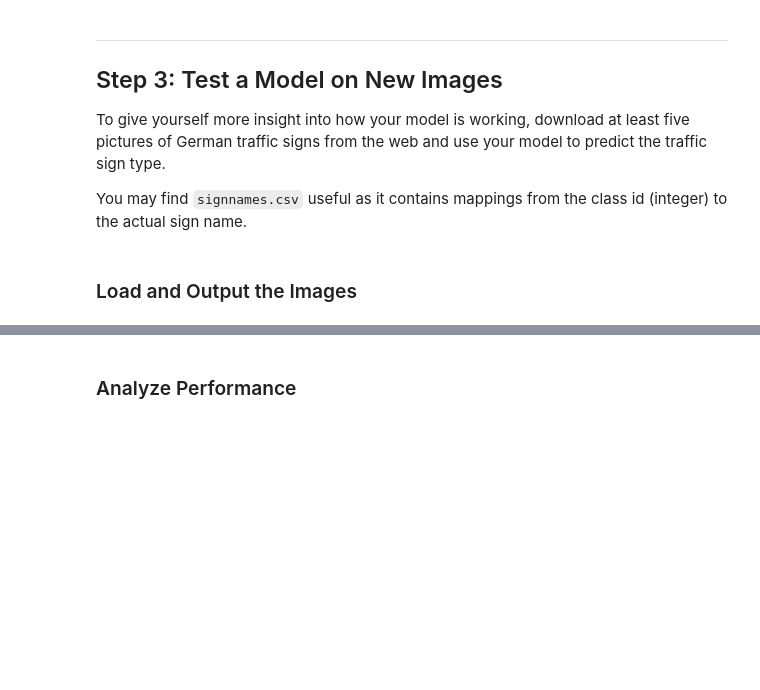
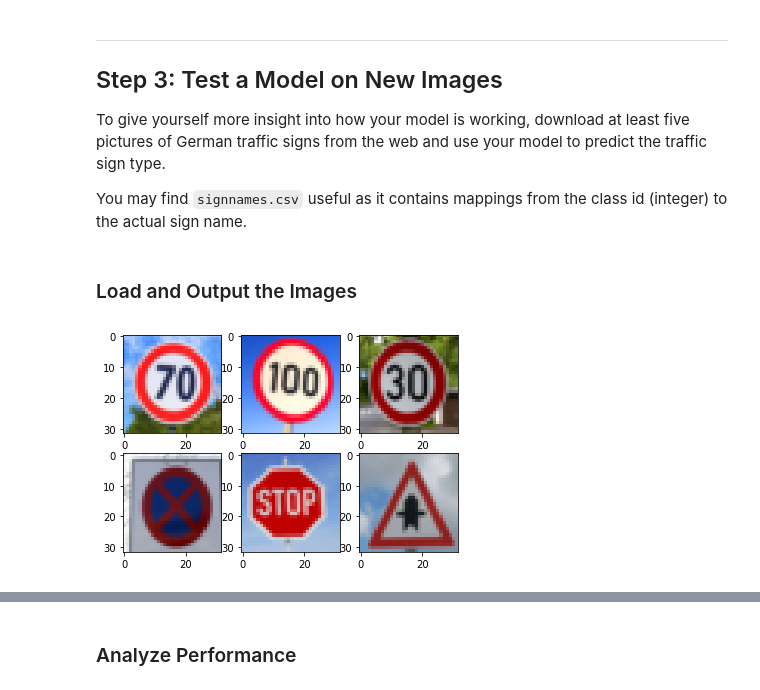
Before and after one commit to shiba24/udacity-sdnd, a Jupyter notebook: CarND-Traffic-Sign-Classifier-Project-master/Traffic_Sign_Classifier.ipynb, the cells around one changed output, grey strips where cells are left out. Saved outputs shown, nothing was run; the diff lists cells and outputs as text; code cells hidden in the pictures; blank space fills up the shorter version.

```diff
--- a/CarND-Traffic-Sign-Classifier-Project-master/Traffic_Sign_Classifier.ipynb
+++ b/CarND-Traffic-Sign-Classifier-Project-master/Traffic_Sign_Classifier.ipynb
@@ -161,10 +161,6 @@ plt.imshow(X_train_st[10000])
 ### Feel free to use as many code cells as needed.
 import tensorflow as tf
 from tensorflow.contrib.layers import flatten
-
-x = tf.placeholder(tf.float32, (None, 32, 32, 3))
-y = tf.placeholder(tf.int32, (None))
-one_hot_y = tf.one_hot(y, n_classes)
 
 def LeNet(x):
     mu = 0
@@ -195,7 +191,7 @@ def LeNet(x):
     fc1_W = tf.Variable(tf.truncated_normal(shape=(576, 256), mean = mu, stddev = sigma))
     fc1_b = tf.Variable(tf.zeros(256))
     fc1   = tf.matmul(fc0, fc1_W) + fc1_b
-    fc1    = tf.nn.relu(fc1)
+    fc1    = tf.nn.dropout(tf.nn.relu(fc1), keep_prob)
 
     # Layer 4: Fully Connected
     fc2_W  = tf.Variable(tf.truncated_normal(shape=(256, 128), mean = mu, stddev = sigma))
@@ -269,10 +266,16 @@ plt.imshow(standardize(J[0]))
 ### Feel free to use as many code cells as needed.
 from sklearn.utils import shuffle
 
-EPOCHS = 20
+EPOCHS = 25
 BATCH_SIZE = 64
-SCALE = 0.2
-rate = 0.0005
+SCALE = 0.15
+rate = 0.0004
+KEEP_PROB = 0.5
+
+x = tf.placeholder(tf.float32, (None, 32, 32, 3))
+y = tf.placeholder(tf.int32, (None))
+one_hot_y = tf.one_hot(y, n_classes)
+keep_prob = tf.placeholder(tf.float32)
 
 logits = LeNet(x)
 cross_entropy = tf.nn.softmax_cross_entropy_with_logits(labels=one_hot_y, logits=logits)
@@ -290,7 +293,7 @@ def evaluate(X_data, y_data):
     sess = tf.get_default_session()
     for offset in range(0, num_examples, BATCH_SIZE):
         batch_x, batch_y = X_data[offset:offset+BATCH_SIZE], y_data[offset:offset+BATCH_SIZE]
-        accuracy = sess.run(accuracy_operation, feed_dict={x: batch_x, y: batch_y})
+        accuracy = sess.run(accuracy_operation, feed_dict={x: batch_x, y: batch_y, keep_prob: 1.0})
         total_accuracy += (accuracy * len(batch_x))
     return total_accuracy / num_examples
 
@@ -305,7 +308,7 @@ with tf.Session() as sess:
             end = offset + BATCH_SIZE
             batch_x, batch_y = X_train[offset:end], y_train[offset:end]
             batch_x_aug = augment(SCALE, batch_x)
-            sess.run(training_operation, feed_dict={x: batch_x_aug, y: batch_y})
+            sess.run(training_operation, feed_dict={x: batch_x_aug, y: batch_y, keep_prob: KEEP_PROB})
 
         validation_accuracy = evaluate(X_valid, y_valid)
         print("EPOCH {} ...".format(i+1))
@@ -331 +348,20 @@ You may find `signnames.csv` useful as it contains mappings from the class id (i
+# %%
+### Load the images and plot them here.
+### Feel free to use as many code cells as needed.
+import glob, os
+
+additional_data_dir = "additional_data/"
+imlist = glob.glob(os.path.join(additional_data_dir, '*.png'))
+imlist += glob.glob(os.path.join(additional_data_dir, '*.jpg'))
+imlist += glob.glob(os.path.join(additional_data_dir, '*.jpeg'))
+immat = np.zeros((len(imlist), image_shape[0], image_shape[1], image_shape[2])).astype(np.uint8)
+
+for i, imfile in enumerate(imlist):
+    im = scipy.misc.imread(imfile)
+    imm = resize(im[:, :, :3], image_shape[:2], interp='bilinear')
+    immat[i] = imm
+    plt.subplot(2, 3, i + 1)
+    plt.imshow(immat[i])
+# %% [output]
+[figure, added]
 # %% [markdown]
```
Also changed, not shown: parts of 18 cells of this notebook, 13 other files.
